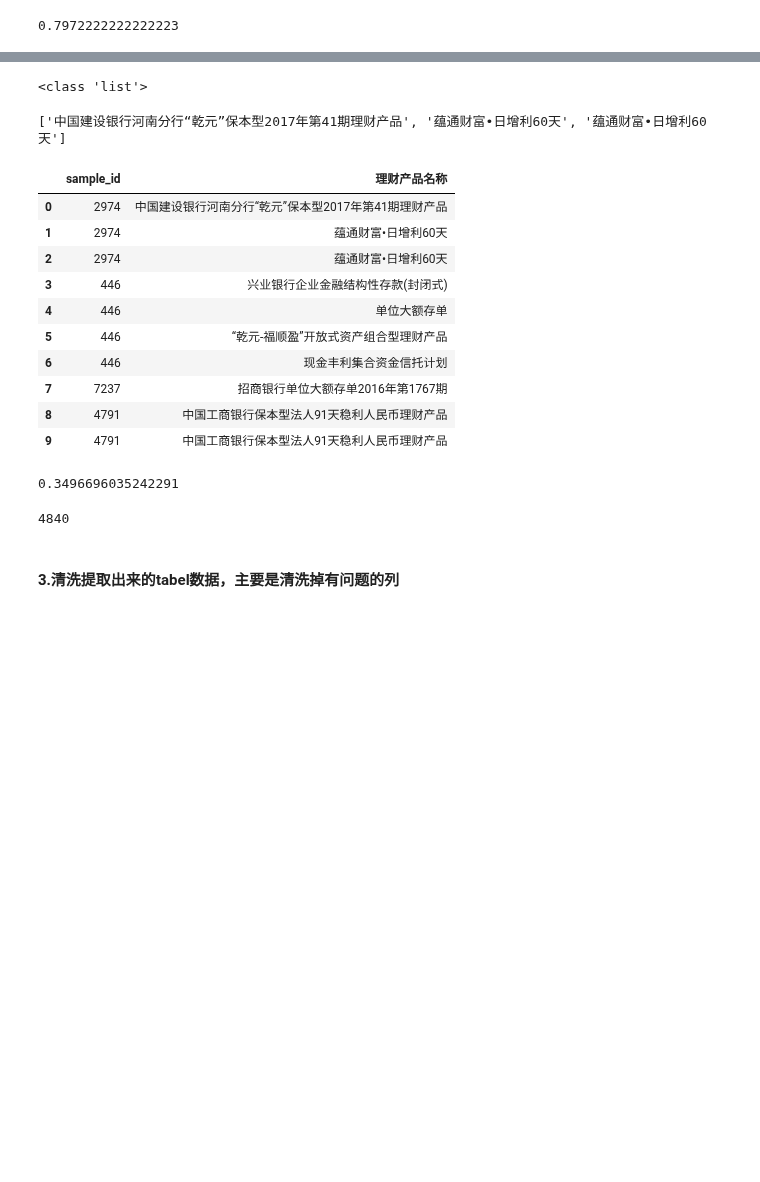
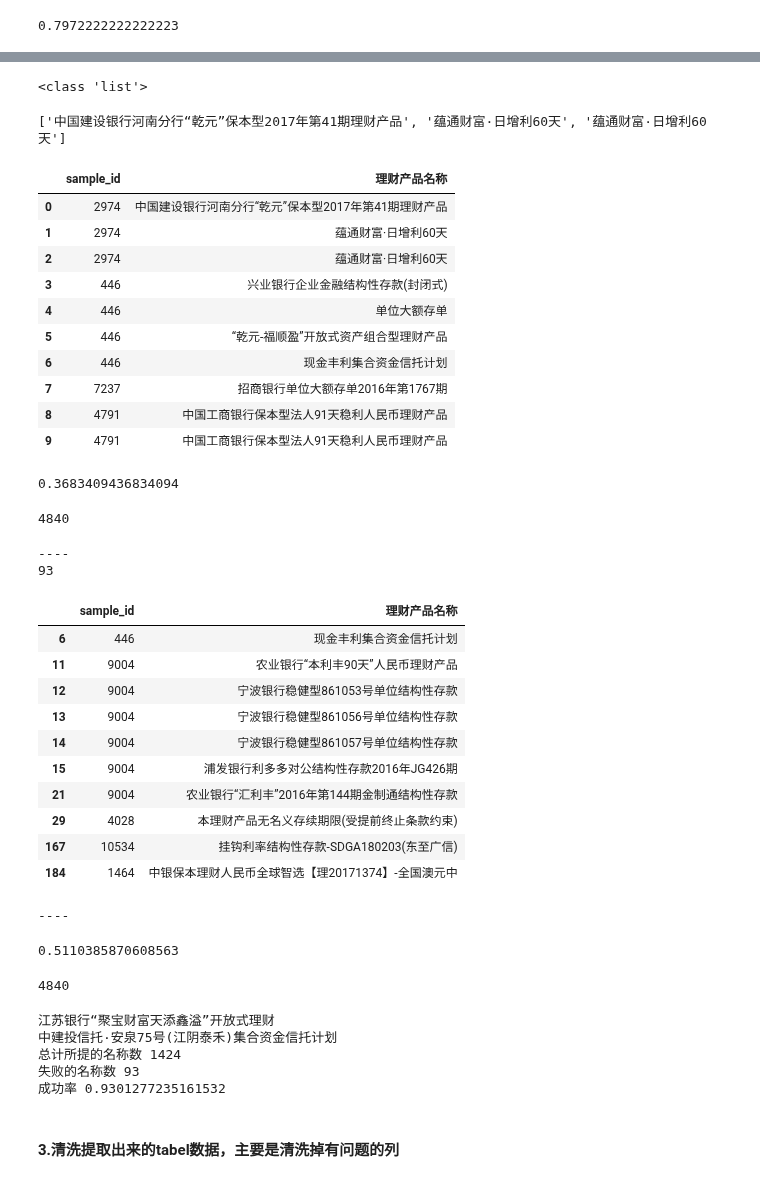
Before and after one commit to lsqlhl5862/baseline_qqcywdj, a Jupyter notebook: wjc/baseline-wjc.ipynb, the cells around one changed output, grey strips where cells are left out. Drawn from its saved outputs; the diff is of its cells as text; code cells hidden in the pictures; blank space fills up the shorter version.

```diff
--- a/wjc/baseline-wjc.ipynb
+++ b/wjc/baseline-wjc.ipynb
@@ -863,36 +974,74 @@ for key in dic2:
         my_df.loc[x,2]=j
         x=x+1
 my_df.rename(columns={1:'sample_id',2:'理财产品名称'},inplace=True)
 # wjc_df = pd.DataFrame([dic])
 # new_wjc_df = wjc_df.T
 # new_wjc_df.head(10)
 my_df.head(10)
 temp_single=my_df
 
 def get_F1(val_pred, val_true):
     val_pred = list(val_pred)
     val_true = list(val_true)
     curr = list(set(val_pred).intersection(set(val_true)))
     R = len(curr)/len(val_true)
     P = len(curr)/len(val_pred)
     return 2*P*R/(P+R)
 
+temp_single['sample_id']=temp_single['sample_id'].astype(int)
+
 r = pd.merge(val_df[['sample_id']], train_outputs, on='sample_id', how='left')
 val_true = r['sample_id'].astype(str) + r['理财产品名称'].astype(str)
 t_t_r=r
 r = temp_single
 
 val_pred = r['sample_id'].astype(str) + r['理财产品名称'].astype(str)
 score = get_F1(val_pred, val_true)
 score
 i
+
+
+temp_single=temp_single.drop_duplicates()
+my_train_output=train_outputs[['sample_id','理财产品名称']]
+my_train_output=my_train_output.drop_duplicates()
+# temp_single=temp_single.rename(columns={mc:'理财产品名称'},inplace=False)
+compare=pd.merge(temp_single, my_train_output, on=['sample_id','理财产品名称'], how='inner')
+# my_train_output1.head(10)
+temp_single_a=temp_single
+temp_single_a = temp_single_a.append(compare)
+temp_single_a = temp_single_a.append(compare)
+temp_single_a = temp_single_a.drop_duplicates(subset=['sample_id','理财产品名称'],keep=False)
+print('----')
+print(len(temp_single_a))
+temp_single_a.head(10)
+print('----')
+
+r1 = pd.merge(temp_single[['sample_id']], my_train_output, on='sample_id', how='left')
+val_true1 = r1['sample_id'].astype(str) + r1['理财产品名称'].astype(str)
+t_t_r1=r1
+r1 = temp_single
+
+val_pred1 = r1['sample_id'].astype(str) + r1['理财产品名称'].astype(str)
+score1 = get_F1(val_pred1, val_true1)
+score1
+i
+
+print(temp_single.loc[873,'理财产品名称'])
+print(train_outputs.loc[7800,'理财产品名称'])
+
+strange_inf=['•']
+success=['·']
+
+print('总计所提的名称数',len(temp_single))
+print('失败的名称数',len(temp_single_a))
+print('成功率',(len(compare)-len(temp_single_a))/len(compare))
 # %% [output]
 <class 'list'>
-['中国建设银行河南分行“乾元”保本型2017年第41期理财产品', '蕴通财富•日增利60天', '蕴通财富•日增利60天']
+['中国建设银行河南分行“乾元”保本型2017年第41期理财产品', '蕴通财富·日增利60天', '蕴通财富·日增利60天']
 |  | sample_id | 理财产品名称 |
 | 0 | 2974 | 中国建设银行河南分行“乾元”保本型2017年第41期理财产品 |
-| 1 | 2974 | 蕴通财富•日增利60天 |
-| 2 | 2974 | 蕴通财富•日增利60天 |
+| 1 | 2974 | 蕴通财富·日增利60天 |
+| 2 | 2974 | 蕴通财富·日增利60天 |
 | 3 | 446 | 兴业银行企业金融结构性存款(封闭式) |
 | 4 | 446 | 单位大额存单 |
 | 5 | 446 | “乾元-福顺盈”开放式资产组合型理财产品 |
@@ -900,8 +1049,29 @@ i
 | 7 | 7237 | 招商银行单位大额存单2016年第1767期 |
 | 8 | 4791 | 中国工商银行保本型法人91天稳利人民币理财产品 |
 | 9 | 4791 | 中国工商银行保本型法人91天稳利人民币理财产品 |
-0.3496696035242291
+0.3683409436834094
 4840
+----
+93
+|  | sample_id | 理财产品名称 |
+| 6 | 446 | 现金丰利集合资金信托计划 |
+| 11 | 9004 | 农业银行“本利丰90天”人民币理财产品 |
+| 12 | 9004 | 宁波银行稳健型861053号单位结构性存款 |
+| 13 | 9004 | 宁波银行稳健型861056号单位结构性存款 |
+| 14 | 9004 | 宁波银行稳健型861057号单位结构性存款 |
+| 15 | 9004 | 浦发银行利多多对公结构性存款2016年JG426期 |
+| 21 | 9004 | 农业银行“汇利丰”2016年第144期金制通结构性存款 |
+| 29 | 4028 | 本理财产品无名义存续期限(受提前终止条款约束) |
+| 167 | 10534 | 挂钩利率结构性存款-SDGA180203(东至广信) |
+| 184 | 1464 | 中银保本理财人民币全球智选【理20171374】-全国澳元中 |
+----
+0.5110385870608563
+4840
+江苏银行“聚宝财富天添鑫溢”开放式理财
+中建投信托·安泉75号(江阴泰禾)集合资金信托计划
+总计所提的名称数 1424
+失败的名称数 93
+成功率 0.9301277235161532
 # %%
 ########标题筛选出产品名称############
 #text=text.replace(r'[ ]+',' ').replace('\r','^')
```
Also changed, not shown: parts of 3 cells of this notebook, 2 other files.
